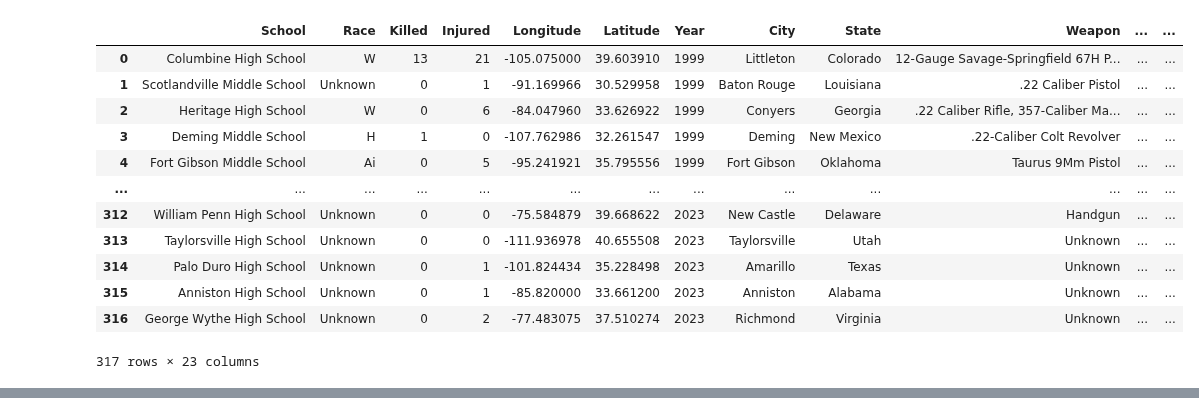
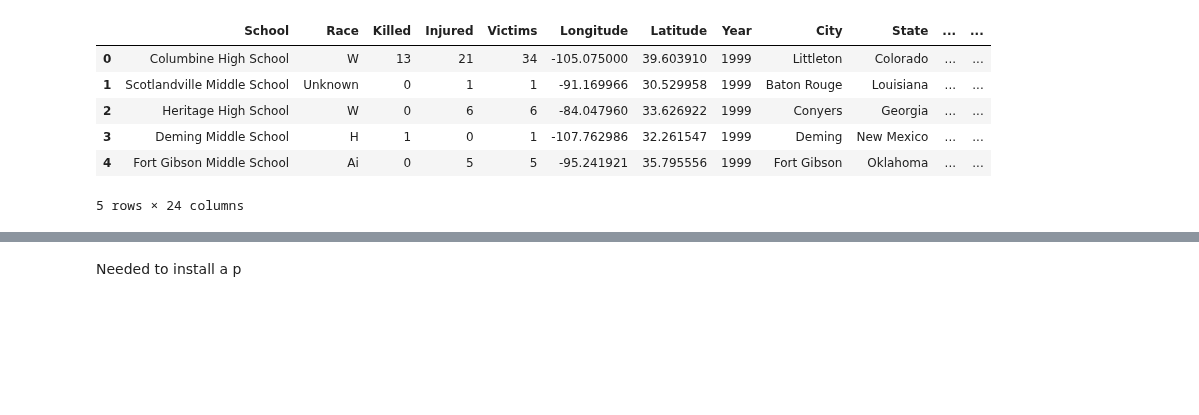
Before and after one commit to LeviEzra1/Project1_team4, a Jupyter notebook: jayce/map_plot.ipynb, the cells around one changed output, grey strips where cells are left out. Drawn from its saved outputs; the diff is of its cells as text; code cells hidden in the pictures; blank space fills up the shorter version.

Commit message:
changes made to DFs and merges, added Victims, updated map plot

```diff
--- a/jayce/map_plot.ipynb
+++ b/jayce/map_plot.ipynb
@@ -8,24 +5,17 @@ from api_keys import geoapify_key
 # %%
-# Load  CSV files to merge and then use to build map of US with shooting points
-df1 = pd.read_csv("Outputs/clean_1_updated.csv")
-final_df = pd.read_csv("Resources/Final_Data.csv")
+# Load "Final_Data.csv" to be used to generate plot
+final_df = pd.read_csv("Outputs/Final_Data.csv")
 
 # Display the data to make sure the relative paths are working
-final_df
+final_df.head()
 # %% [output]
-|  | School | Race | Killed | Injured | Longitude | Latitude | Year | City | State | Weapon | ... | ... |
-| 0 | Columbine High School | W | 13 | 21 | -105.075000 | 39.603910 | 1999 | Littleton | Colorado | 12-Gauge Savage-Springfield 67H P... | ... | ... |
-| 1 | Scotlandville Middle School | Unknown | 0 | 1 | -91.169966 | 30.529958 | 1999 | Baton Rouge | Louisiana | .22 Caliber Pistol | ... | ... |
-| 2 | Heritage High School | W | 0 | 6 | -84.047960 | 33.626922 | 1999 | Conyers | Georgia | .22 Caliber Rifle, 357-Caliber Ma... | ... | ... |
-| 3 | Deming Middle School | H | 1 | 0 | -107.762986 | 32.261547 | 1999 | Deming | New Mexico | .22-Caliber Colt Revolver | ... | ... |
-| 4 | Fort Gibson Middle School | Ai | 0 | 5 | -95.241921 | 35.795556 | 1999 | Fort Gibson | Oklahoma | Taurus 9Mm Pistol | ... | ... |
-| ... | ... | ... | ... | ... | ... | ... | ... | ... | ... | ... | ... | ... |
-| 312 | William Penn High School | Unknown | 0 | 0 | -75.584879 | 39.668622 | 2023 | New Castle | Delaware | Handgun | ... | ... |
-| 313 | Taylorsville High School | Unknown | 0 | 0 | -111.936978 | 40.655508 | 2023 | Taylorsville | Utah | Unknown | ... | ... |
-| 314 | Palo Duro High School | Unknown | 0 | 1 | -101.824434 | 35.228498 | 2023 | Amarillo | Texas | Unknown | ... | ... |
-| 315 | Anniston High School | Unknown | 0 | 1 | -85.820000 | 33.661200 | 2023 | Anniston | Alabama | Unknown | ... | ... |
-| 316 | George Wythe High School | Unknown | 0 | 2 | -77.483075 | 37.510274 | 2023 | Richmond | Virginia | Unknown | ... | ... |
+|  | School | Race | Killed | Injured | Victims | Longitude | Latitude | Year | City | State | ... | ... |
+| 0 | Columbine High School | W | 13 | 21 | 34 | -105.075000 | 39.603910 | 1999 | Littleton | Colorado | ... | ... |
+| 1 | Scotlandville Middle School | Unknown | 0 | 1 | 1 | -91.169966 | 30.529958 | 1999 | Baton Rouge | Louisiana | ... | ... |
+| 2 | Heritage High School | W | 0 | 6 | 6 | -84.047960 | 33.626922 | 1999 | Conyers | Georgia | ... | ... |
+| 3 | Deming Middle School | H | 1 | 0 | 1 | -107.762986 | 32.261547 | 1999 | Deming | New Mexico | ... | ... |
+| 4 | Fort Gibson Middle School | Ai | 0 | 5 | 5 | -95.241921 | 35.795556 | 1999 | Fort Gibson | Oklahoma | ... | ... |
-317 rows × 23 columns
+5 rows × 24 columns
 # %%
 %%capture --no-display
 
@@ -47,6 +37,8 @@ map_plot_1 = final_df.hvplot.points(
 map_plot_1
 # %% [output]
 [interactive output not drawn]
+# %% [markdown]
+Needed to install a p
 # %%
 # Save the plot as a PNG
 hvplot.save(map_plot_1, 'Outputs/school_shooting_plot.png')
```
Also changed, not shown: parts of 3 cells of this notebook, 10 other files.
